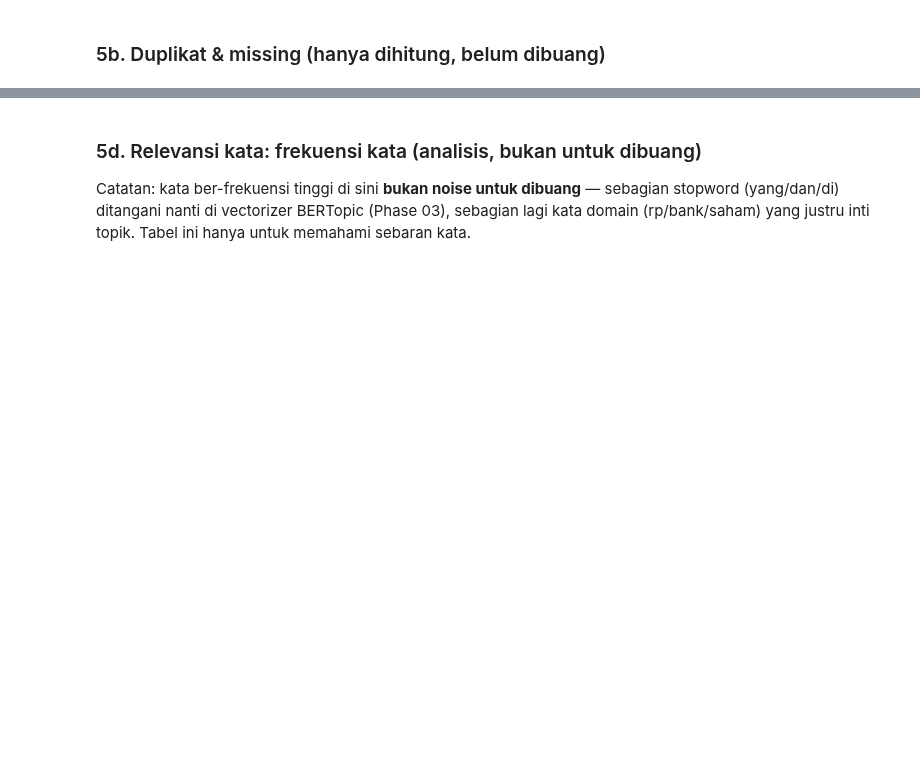
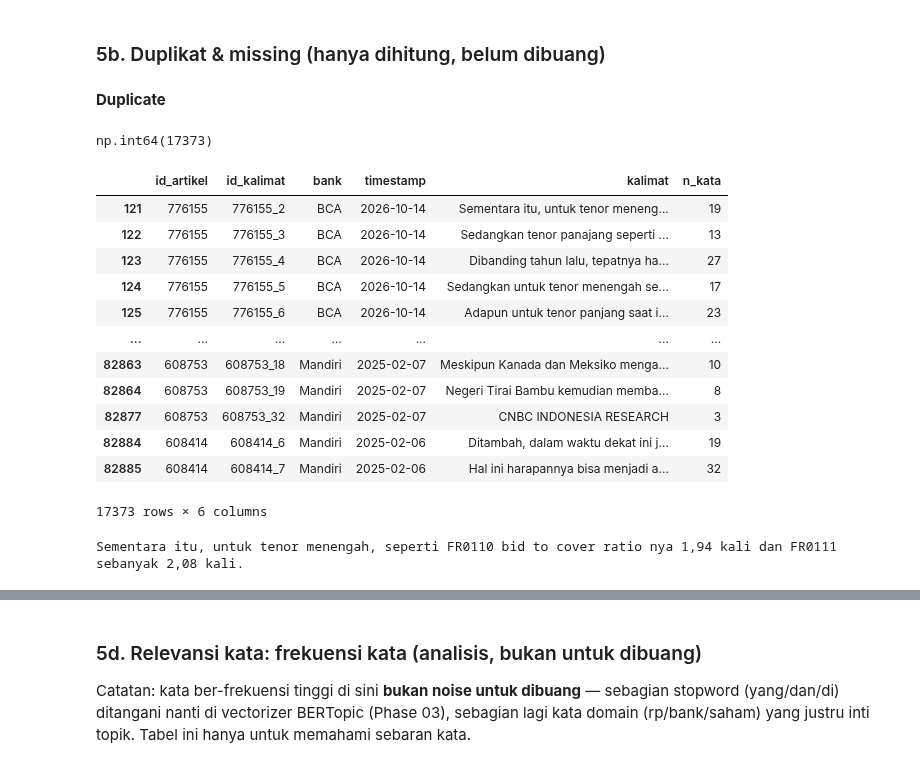
Before and after one commit to erik580/Text-mining---AOL-Project, a Jupyter notebook: 02_preprocessing_eda.ipynb, the cells around one changed output, grey strips where cells are left out. Cells and saved outputs as stored; diff of their text form; code cells hidden in the pictures; blank space fills up the shorter version.

```diff
--- a/02_preprocessing_eda.ipynb
+++ b/02_preprocessing_eda.ipynb
@@ -32,0 +28,4 @@ df.head(3)
+# %%
+df = pd.read_csv("data/raw/raw.csv", dtype={"id_artikel": str})
+print(f"Artikel mentah: {len(df)}")
+df.head(3)
@@ -66,4 +87,10 @@ def cleaning_ringan(teks):
     return t
 
 df["isi_bersih"] = df["isi_mentah"].map(cleaning_ringan)
-print("Contoh sesudah cleaning:", df["isi_bersih"].iloc[0][:150])
+
+# Bandingkan sebelum vs sesudah cleaning
+for i in range(3):   # <- bisa diubah: jumlah contoh yang dibandingkan
+    print(f"===== Contoh {i+1} (id_artikel: {df['id_artikel'].iloc[i]}) =====")
+    print("SEBELUM:", df["isi_mentah"].iloc[i][:200])
+    print("SESUDAH:", df["isi_bersih"].iloc[i][:200])
+    print()
@@ -114,2 +177,28 @@ print(kal["kalimat"].str.len().describe().round(1))
 # %% [markdown]
 ### 5b. Duplikat & missing (hanya dihitung, belum dibuang)
+# %% [markdown]
+**Duplicate**
+# %%
+kal["kalimat"].duplicated().sum()
+# %% [output]
+np.int64(17373)
+# %%
+kal[kal["kalimat"].duplicated() == True]
+# %% [output]
+|  | id_artikel | id_kalimat | bank | timestamp | kalimat | n_kata |
+| 121 | 776155 | 776155_2 | BCA | 2026-10-14 | Sementara itu, untuk tenor meneng... | 19 |
+| 122 | 776155 | 776155_3 | BCA | 2026-10-14 | Sedangkan tenor panajang seperti ... | 13 |
+| 123 | 776155 | 776155_4 | BCA | 2026-10-14 | Dibanding tahun lalu, tepatnya ha... | 27 |
+| 124 | 776155 | 776155_5 | BCA | 2026-10-14 | Sedangkan untuk tenor menengah se... | 17 |
+| 125 | 776155 | 776155_6 | BCA | 2026-10-14 | Adapun untuk tenor panjang saat i... | 23 |
+| ... | ... | ... | ... | ... | ... | ... |
+| 82863 | 608753 | 608753_18 | Mandiri | 2025-02-07 | Meskipun Kanada dan Meksiko menga... | 10 |
+| 82864 | 608753 | 608753_19 | Mandiri | 2025-02-07 | Negeri Tirai Bambu kemudian memba... | 8 |
+| 82877 | 608753 | 608753_32 | Mandiri | 2025-02-07 | CNBC INDONESIA RESEARCH | 3 |
+| 82884 | 608414 | 608414_6 | Mandiri | 2025-02-06 | Ditambah, dalam waktu dekat ini j... | 19 |
+| 82885 | 608414 | 608414_7 | Mandiri | 2025-02-06 | Hal ini harapannya bisa menjadi a... | 32 |
+17373 rows × 6 columns
+# %%
+print(kal.loc[kal["id_kalimat"] == "776155_2", "kalimat"].iloc[0])
+# %% [output]
+Sementara itu, untuk tenor menengah, seperti FR0110 bid to cover ratio nya 1,94 kali dan FR0111 sebanyak 2,08 kali.
```
Also changed, not shown: parts of 20 cells of this notebook, 2 other files.
